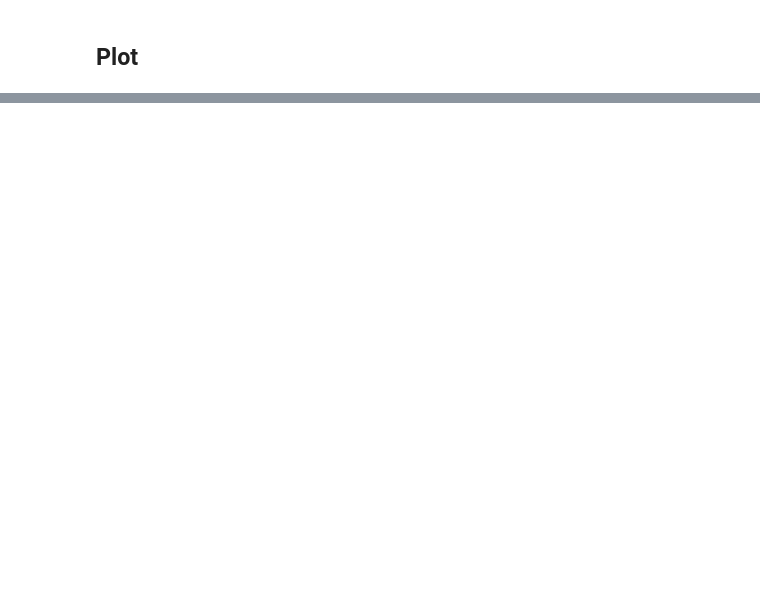
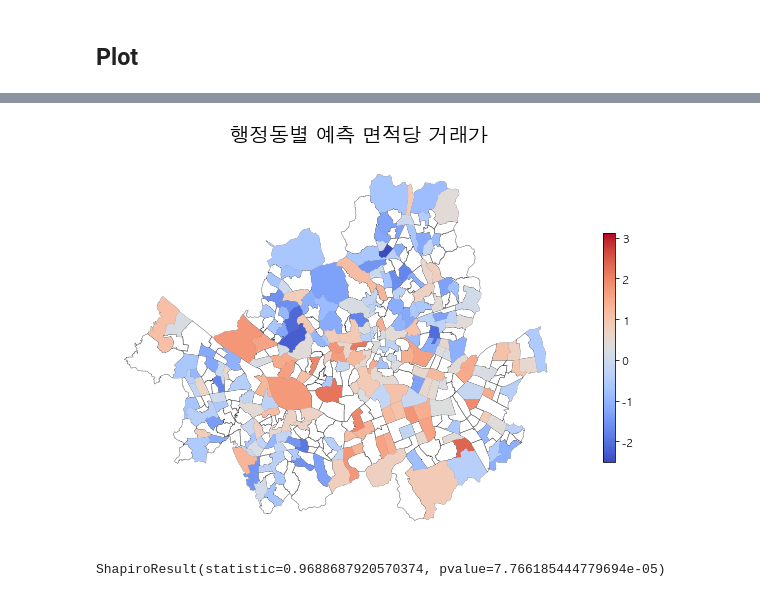
Before and after one commit to ddangchani/bigcontest, a Jupyter notebook: result.ipynb, the cells around one changed output, grey strips where cells are left out. Saved outputs shown, nothing was run; the diff lists cells and outputs as text; code cells hidden in the pictures; blank space fills up the shorter version.

```diff
--- a/result.ipynb
+++ b/result.ipynb
@@ -315,0 +424,18 @@ area_adm.dropna().sort_values(by=['Prediction'])
+# %%
+fig, ax = plt.subplots(nrows=1, ncols=1, figsize=(10,6))
+
+area_adm_untreated.geometry.plot(ax=ax, zorder=1, color='white', alpha=0.6, edgecolor='black', linewidth=0.5)
+area_adm.plot(column='Prediction_normed', ax=ax, legend=True,
+zorder=2, cmap='coolwarm', legend_kwds={'shrink': 0.6}, vmin=_min, vmax=_max)
+
+plt.axis('off')
+plt.suptitle('행정동별 예측 면적당 거래가',fontsize=20)
+plt.tight_layout()
+plt.savefig(f'plots/resultplot.png', facecolor='white')
+# %% [output]
+[figure, added]
+# %%
+from scipy.stats import shapiro
+shapiro(area_adm['Actual_normed'])
+# %% [output]
+ShapiroResult(statistic=0.9688687920570374, pvalue=7.766185444779694e-05)
```
Also changed, not shown: parts of 29 cells of this notebook, 15 other files.
